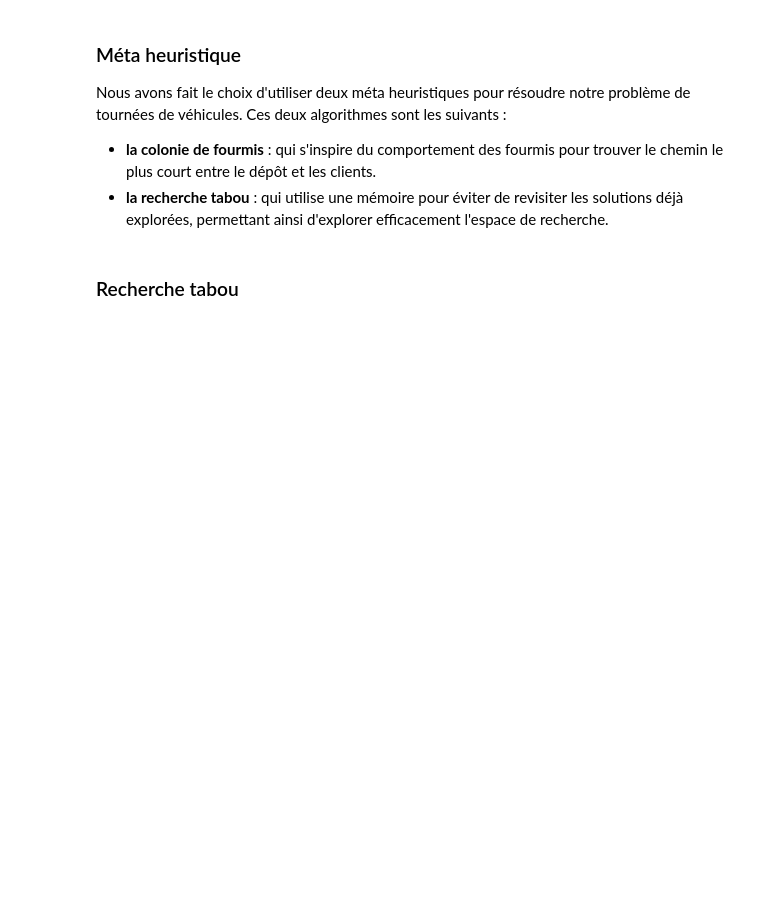
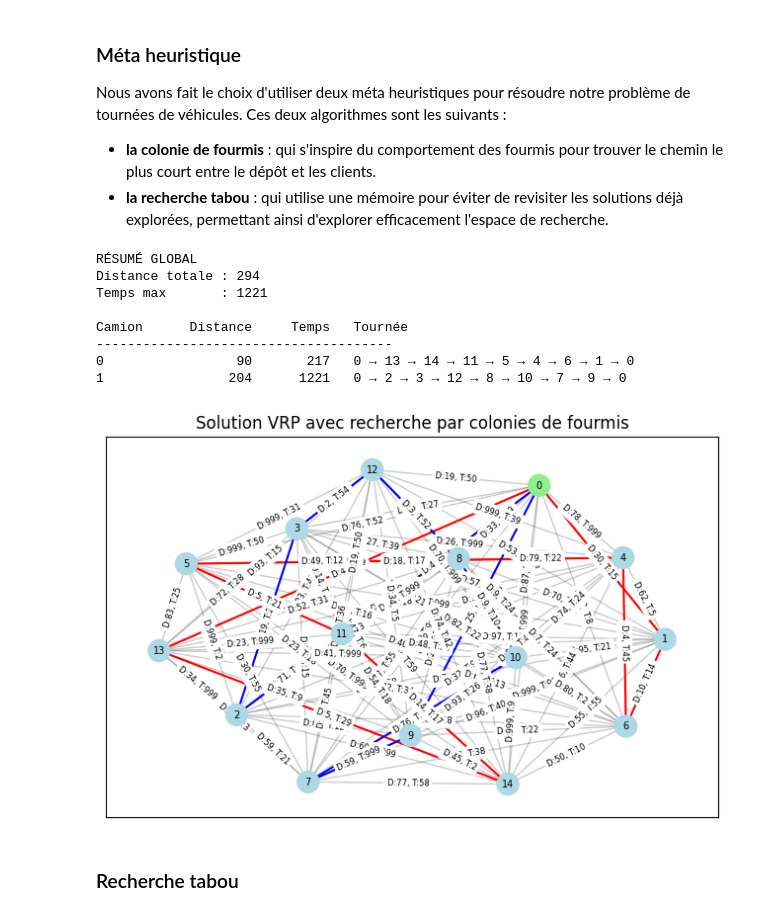
Before and after one commit to Hassen-Medles/Operational-Research, a Jupyter notebook: Livrable1.ipynb, the cells around one changed output. Drawn from its saved outputs; the diff is of its cells as text; code cells hidden in the pictures; blank space fills up the shorter version.

```diff
--- a/Livrable1.ipynb
+++ b/Livrable1.ipynb
@@ -435,27 +429,38 @@ def plot_vrp_solution(graph, routes, depot):
 # %%
-def ant_colony_vrp_fast(graph, depot, num_vehicles=2, num_ants=10, num_iterations=50, alpha=1, beta=2, evaporation_rate=0.5, pheromone_init=1.0):
+def ant_colony_vrp_fast(graph, depot, nombre_camion=2, num_ants=5, iterations=300,
+                        alpha=2, beta=4, evaporation_rate=0.5, pheromone_init=1.5):
+    # Initialisation des phéromones sur chaque arête
     pheromones = {edge: pheromone_init for edge in graph.edges}
+
     best_routes = None
     best_cost = float('inf')
+
+    # Liste des nœuds sans le dépôt
     nodes = list(graph.nodes)
     nodes.remove(depot)
-    nodes_per_vehicle = len(nodes) // num_vehicles
-    extra_nodes = len(nodes) % num_vehicles
 
-    courantes = []
-    meilleures_courantes = []
+    # Répartition approximative des clients par véhicule
+    nodes_per_vehicle = len(nodes) // nombre_camion
+    extra_nodes = len(nodes) % nombre_camion
 
-    for iteration in range(num_iterations):
-        for ant in range(num_ants):
+    courantes = []              # Coût minimal trouvé à chaque itération
+    meilleures_courantes = []   # Meilleur coût global trouvé jusqu'à chaque itération
+
+    for iteration in range(iterations):
+        iteration_best_cost = float('inf')  # Meilleur coût de cette itération
+
+        for ant in range(num_ants):  # Pour chaque fourmi
             unvisited = set(graph.nodes)
             unvisited.remove(depot)
             routes = []
             total_cost = 0
 
-            for vehicle in range(num_vehicles):
+            for vehicle in range(nombre_camion):
                 current_route = [depot]
                 current_node = depot
                 visited_this_trip = set()
+
+                # Nombre de clients à visiter pour ce véhicule
                 nodes_to_visit = nodes_per_vehicle + (1 if vehicle < extra_nodes else 0)
 
                 while unvisited and len(visited_this_trip) < nodes_to_visit:
@@ -465,6 +470,7 @@ def ant_colony_vrp_fast(graph, depot, num_vehicles=2, num_ants=10, num_iteration
 
                     probabilities = []
                     for neighbor in neighbors:
+                        # Calcul de la probabilité en fonction des phéromones et de la distance
                         edge = (current_node, neighbor) if (current_node, neighbor) in pheromones else (neighbor, current_node)
                         pheromone = pheromones[edge]
                         distance = graph[current_node][neighbor]['distance']
@@ -474,41 +480,76 @@ def ant_colony_vrp_fast(graph, depot, num_vehicles=2, num_ants=10, num_iteration
                         break
 
                     total_prob = sum(prob[1] for prob in probabilities)
+                    # Choix du prochain nœud en fonction des probabilités
                     next_node = random.choices(
                         [node for node, _ in probabilities],
                         [prob / total_prob for _, prob in probabilities]
                     )[0]
 
                     current_route.append(next_node)
                     total_cost += graph[current_node][next_node]['distance']
                     unvisited.remove(next_node)
                     visited_this_trip.add(next_node)
                     current_node = next_node
 
+                # Retour au dépôt à la fin de la tournée
                 if current_node != depot:
                     current_route.append(depot)
                     total_cost += graph[current_node][depot]['distance']
 
                 routes.append(current_route)
 
+            # Mise à jour du meilleur coût global et local
             if total_cost < best_cost:
                 best_cost = total_cost
                 best_routes = routes
 
-        # Sauvegarde des coûts à chaque itération
-        courantes.append(total_cost)
+            if total_cost < iteration_best_cost:
+                iteration_best_cost = total_cost
+
+        courantes.append(iteration_best_cost)
         meilleures_courantes.append(best_cost)
 
-        # Mise à jour des phéromones
+        # Évaporation des phéromones
         for edge in pheromones:
             pheromones[edge] *= (1 - evaporation_rate)
 
+        # Renforcement des arêtes empruntées dans la meilleure solution trouvée
         for route in best_routes:
             for i in range(len(route) - 1):
                 edge = (route[i], route[i + 1]) if (route[i], route[i + 1]) in pheromones else (route[i + 1], route[i])
                 pheromones[edge] += 1 / best_cost
 
-    return best_routes, best_cost, courantes, meilleures_courantes
+    # Conversion des routes en listes d'arêtes pour affichage
+    formatted_routes = []
+    for route in best_routes:
+        edges = [(route[i], route[i + 1]) for i in range(len(route) - 1)]
+        formatted_routes.append(edges)
+
+    return formatted_routes, best_cost, courantes, meilleures_courantes
+
+
+# Appel de l'algorithme avec les paramètres définis
+best_solution, best_cost, courantes, meilleures_courantes = ant_colony_vrp_fast(
+    G, depot=0, nombre_camion=2, num_ants=10, iterations=300,
+    alpha=1, beta=2, evaporation_rate=0.5, pheromone_init=1.0
+)
+
+# Affichage du résumé de la solution trouvée
+print_solution_summary(G, best_solution, depot=0)
+
+# Affichage visuel des tournées sur le graphe
+draw_graph(G, best_solution, title="Solution VRP avec recherche par colonies de fourmis")
+# %% [output]
+RÉSUMÉ GLOBAL
+Distance totale : 294
+Temps max       : 1221
+
+Camion      Distance     Temps   Tournée
+--------------------------------------
+0                 90       217   0 → 13 → 14 → 11 → 5 → 4 → 6 → 1 → 0
+1                204      1221   0 → 2 → 3 → 12 → 8 → 10 → 7 → 9 → 0
+[figure, added]
 # %% [markdown]
 ### Recherche tabou
 # %%
```
Also changed, not shown: parts of 29 cells of this notebook.
